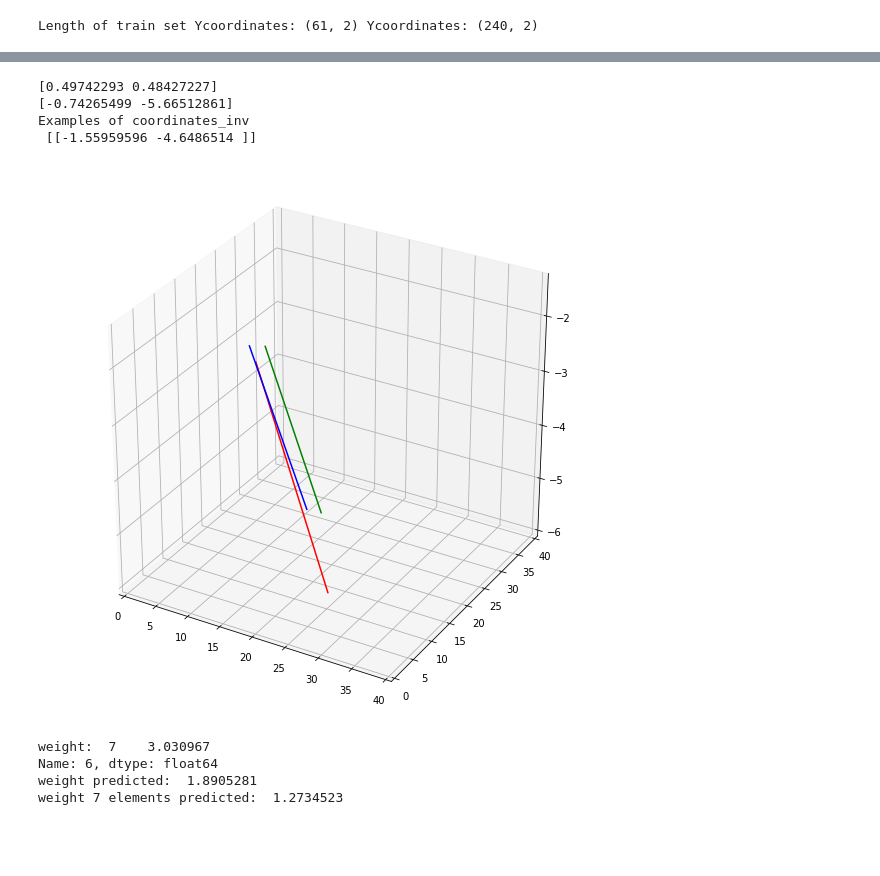
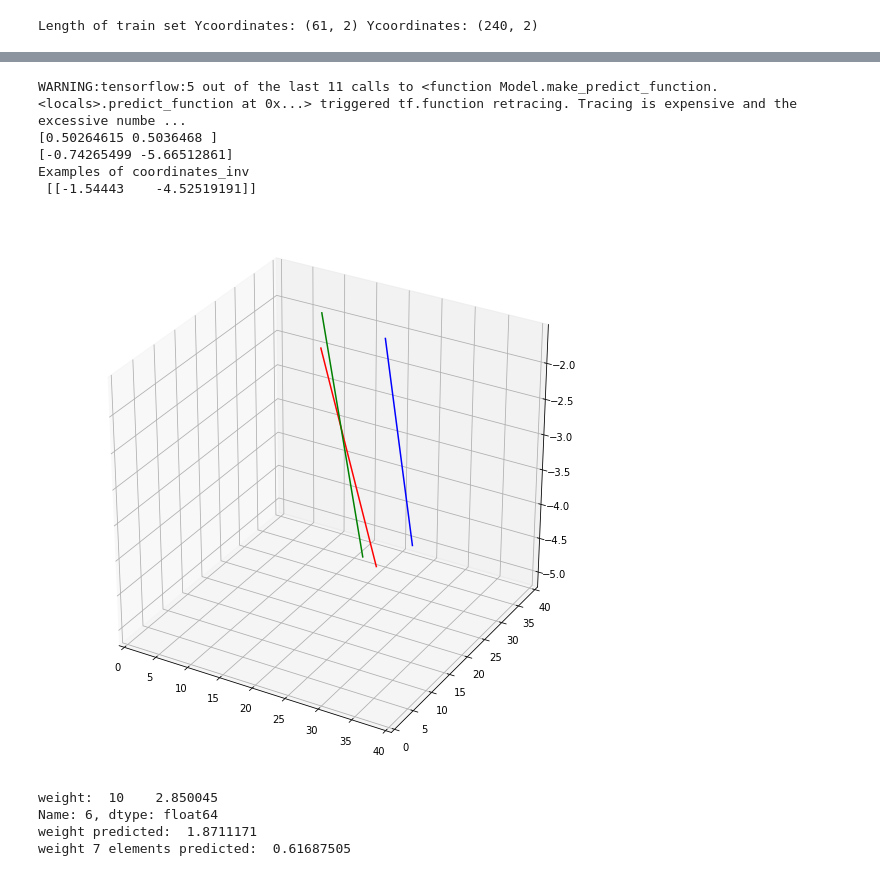
Before and after one commit to AnosovAndrey/Task, a Jupyter notebook: Untitled1.ipynb, the cells around one changed output, grey strips where cells are left out. Cells and saved outputs as stored; diff of their text form; code cells hidden in the pictures; blank space fills up the shorter version.

```diff
--- a/Untitled1.ipynb
+++ b/Untitled1.ipynb
@@ -400,7 +419,7 @@ coordinates_model.add(Dense(600,activation='relu'))
 coordinates_model.add(Dense(200,activation='relu'))
 coordinates_model.add(Dropout(0.3))
 coordinates_model.add(Dense(2,activation='sigmoid'))
-coordinates_model.compile(loss='binary_crossentropy',optimizer='adam',metrics=['accuracy'])
+coordinates_model.compile(loss='binary_crossentropy',optimizer='adam',metrics=['categorical_accuracy'])
 # %%
 coordinates_model.summary()
 # %% [output]
@@ -495,5 +514,5 @@ Ycoordinates_model.add(Dropout(0.3))
 Ycoordinates_model.add(Dense(2,activation='sigmoid'))
 Ycoordinates_model.compile(loss='binary_crossentropy',optimizer='adam',metrics=['accuracy'])
 # %%
-Ycoordinates_model.fit(X_train,Ycoordinates_train,validation_data=(X_test,Ycoordinates_test),batch_size=25,epochs=10,verbose=1)
+Ycoordinates_model.fit(X_train,Ycoordinates_train,validation_data=(X_test,Ycoordinates_test),batch_size=30,epochs=50,verbose=1)
 # %% [output]
@@ -563,12 +579,12 @@ Zcoordinates_model=Sequential()
 # coordinates_model.add(Dense(2,activation='sigmoid'))
 # coordinates_model.compile(loss='binary_crossentropy',optimizer='adam',metrics=['accuracy'])
 
-Zcoordinates_model.add(Dense(1600,input_dim=1600,activation='relu'))
-Zcoordinates_model.add(Dense(800,activation='relu'))
-Zcoordinates_model.add(Dense(200,activation='relu'))
+Zcoordinates_model.add(Dense(3200,input_dim=1600,activation='relu'))
+Zcoordinates_model.add(Dense(1600,activation='relu'))
+Zcoordinates_model.add(Dense(300,activation='relu'))
 Zcoordinates_model.add(Dropout(0.3))
 Zcoordinates_model.add(Dense(2,activation='sigmoid'))
-Zcoordinates_model.compile(loss='binary_crossentropy',optimizer='adam',metrics=['accuracy'])
+Zcoordinates_model.compile(loss='binary_crossentropy',optimizer='adam',metrics=['categorical_accuracy'])
 # %%
-Zcoordinates_model.fit(X_train,Zcoordinates_train,validation_data=(X_test,Zcoordinates_test),batch_size=25,epochs=50,verbose=1)
+Zcoordinates_model.fit(X_train,Zcoordinates_train,validation_data=(X_test,Zcoordinates_test),batch_size=25,epochs=10,verbose=1)
 # %% [output]
@@ -592,6 +611,6 @@ Epoch 50/50
 <tensorflow.python.keras.callbacks.History at 0x...>
 # %%
-index_in_Zcoord = 39
+index_in_Zcoord = 4
 Zcoordinates_result=Zcoordinates_model.predict(X_test)
 print(Zcoordinates_result[index_in_coord])
 print(Zcoordinates[240 + index_in_coord])
@@ -599,10 +618,11 @@ print(Zcoordinates[240 + index_in_coord])
 Zcoordinates_inv = Zcoordinates_scaler.inverse_transform([Zcoordinates_result[index_in_Zcoord]])
 print("Examples of coordinates_inv\n",Zcoordinates_inv[:1])
 # %% [output]
-[0.49742293 0.48427227]
+WARNING:tensorflow:5 out of the last 11 calls to <function Model.make_predict_function.<locals>.predict_function at 0x...> triggered tf.function retracing. Tracing is expensive and the excessive numbe ...
+[0.50264615 0.5036468 ]
 [-0.74265499 -5.66512861]
 Examples of coordinates_inv
- [[-1.55959596 -4.6486514 ]]
+ [[-1.54443    -4.52519191]]
 # %%
 coordinates_full_inv = coordinates_scaler.inverse_transform(coordinates_result)
 Ycoordinates_full_inv = Ycoordinates_scaler.inverse_transform(Ycoordinates_result)
@@ -617,41 +637,41 @@ Y_full_inv = y_scaler.inverse_transform(result)
 fig2 = plt.figure(1, figsize=(10,10))
 ax2 = fig2.gca(projection='3d')
 
-pos = 7
+pos = 10
  # Give points
 x1 = [data_list[240 + pos][1][0], data_list[240 + pos][1][1]]
 y1 = [data_list[240 + pos][1][2], data_list[240 + pos][1][3]]
 z1 = np.array([data_list[240 + pos][1][4], data_list[240 + pos][1][5]]).flatten()
 
 plt.xlim(0, 40)
 plt.ylim(0, 40)
  # Connect the first two points in the array
 
 ax3 = fig2.gca(projection='3d')
 
  # Give points
 x2 = [join_result[pos][0], join_result[pos][1]]
 y2 = [join_result[pos][2], join_result[pos][3]]
 z2 = np.array([join_result[pos][4], join_result[pos][5]]).flatten()
 
 ax4 = fig2.gca(projection='3d')
 
  # Give points
 x3 = [Y_full_inv[pos][0], Y_full_inv[pos][1]]
 y3 = [Y_full_inv[pos][2], Y_full_inv[pos][3]]
 z3 = np.array([Y_full_inv[pos][4], Y_full_inv[pos][5]]).flatten()
 
 figure = ax2.plot(x1, y1, z1, c='r', )
 figure = ax3.plot(x2, y2, z2, c='b', )
 figure = ax4.plot(x3, y3, z3, c='g', )
 plt.show()
 
 print("weight: ", data_list[pos][1][6])
 print("weight predicted: ", join_result[pos][6])
 print("weight 7 elements predicted: ", Y_full_inv[pos][6])
 # %% [output]
-[figure, old version]
+[figure, new version]
-weight:  7    3.030967
+weight:  10    2.850045
 Name: 6, dtype: float64
-weight predicted:  1.8905281
-weight 7 elements predicted:  1.2734523
+weight predicted:  1.8711171
+weight 7 elements predicted:  0.61687505
```
Also changed, not shown: parts of 15 cells of this notebook.
